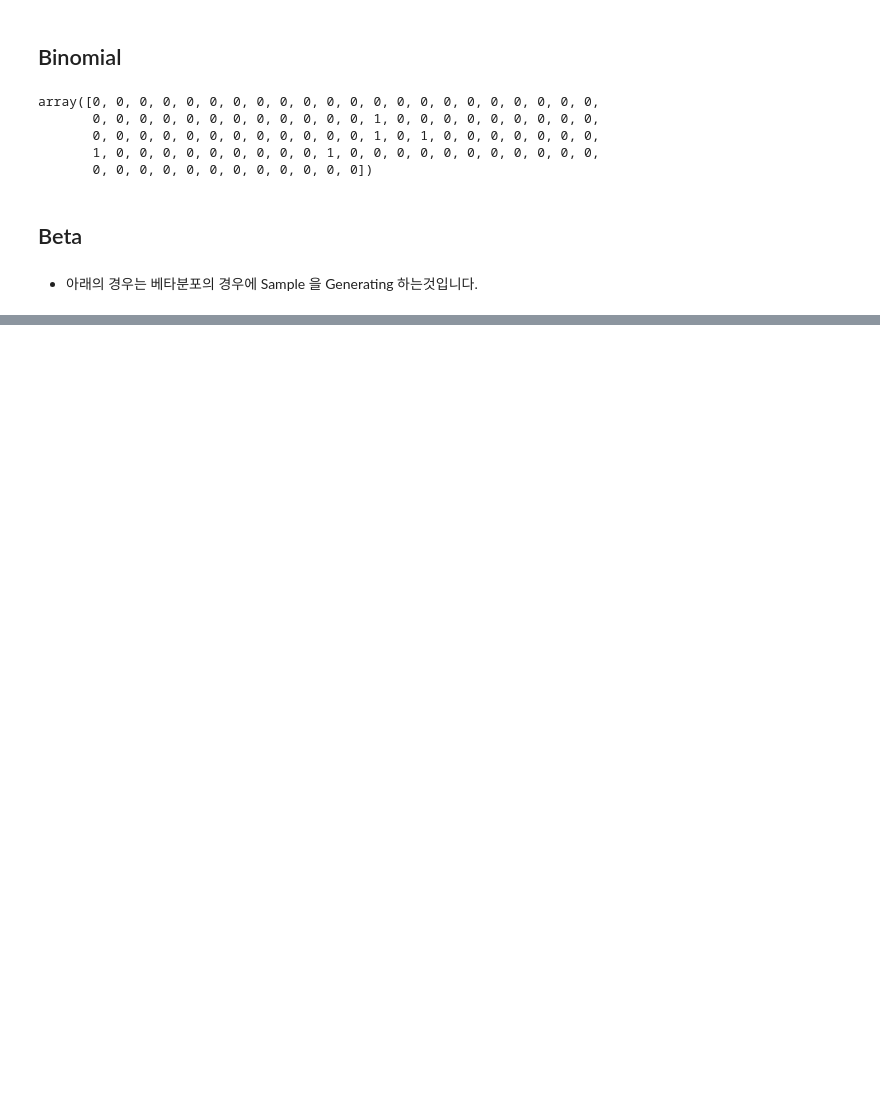
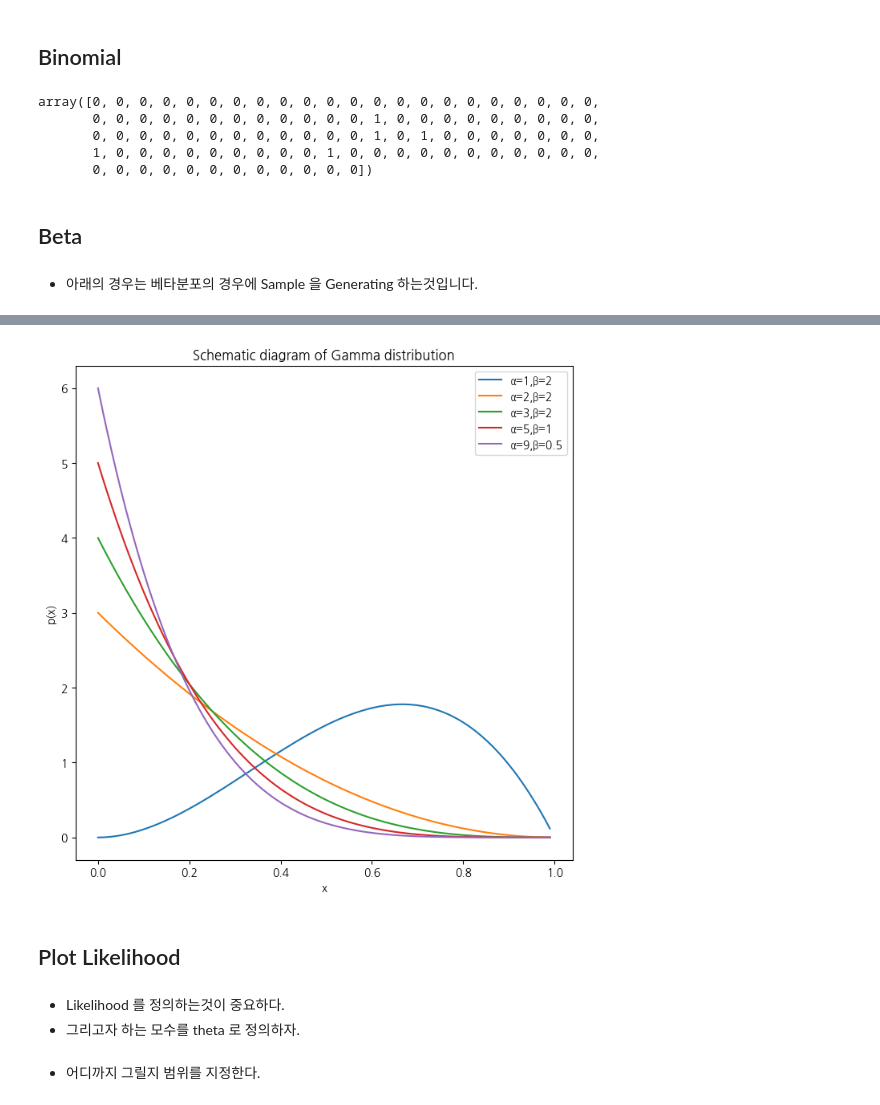
Before and after one commit to hana-dool/Data_Analysis, a Jupyter notebook: 2. Bayesian Model.ipynb, the cells around one changed output, grey strips where cells are left out. Cells and saved outputs as stored; diff of their text form; code cells hidden in the pictures; blank space fills up the shorter version.

```diff
--- a/2. Bayesian Model.ipynb
+++ b/2. Bayesian Model.ipynb
@@ -40,0 +113,27 @@ array([0.22569631, 0.14994025, 0.39785175, 0.27306364, 0.23922844,
+# %%
+y1 = st.beta.pdf(x, a= 1, b=2)  # "α=1,β=2"
+y2 = st.beta.pdf(x, a= 1, b=3)  # "α=2,β=2"
+y3 = st.beta.pdf(x, a= 1, b=4)  # "α=1,β=2"
+y4 = st.beta.pdf(x, a= 1, b=5)  # "α=2,β=2"
+y5 = st.beta.pdf(x, a= 1, b=6)  # "α=1,β=2"
+
+# 겹쳐 그리기
+plt.plot(x, y1, label="α=1,β=2")
+plt.plot(x, y2, label="α=2,β=2")
+plt.plot(x, y3, label="α=3,β=2")
+plt.plot(x, y4, label="α=5,β=1")
+plt.plot(x, y5, label="α=9,β=0.5")
+
+# Set the axis title
+plt.xlabel('x')
+plt.ylabel('p(x)')
+plt.title("Schematic diagram of Gamma distribution")
+plt.legend(loc="best")
+plt.show()
+# %% [output]
+[figure, added]
+# %% [markdown]
+## Plot Likelihood
+# %% [markdown]
+- Likelihood 를 정의하는것이 중요하다.
+- 그리고자 하는 모수를 theta 로 정의하자.
@@ -40,0 +146,2 @@ array([0.22569631, 0.14994025, 0.39785175, 0.27306364, 0.23922844,
+# %% [markdown]
+- 어디까지 그릴지 범위를 지정한다.
```
Also changed, not shown: parts of 35 cells of this notebook, 3 other files.
